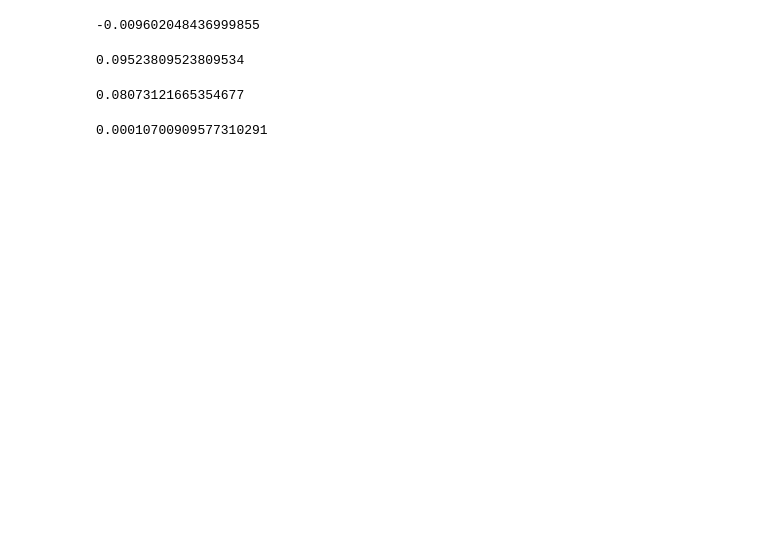
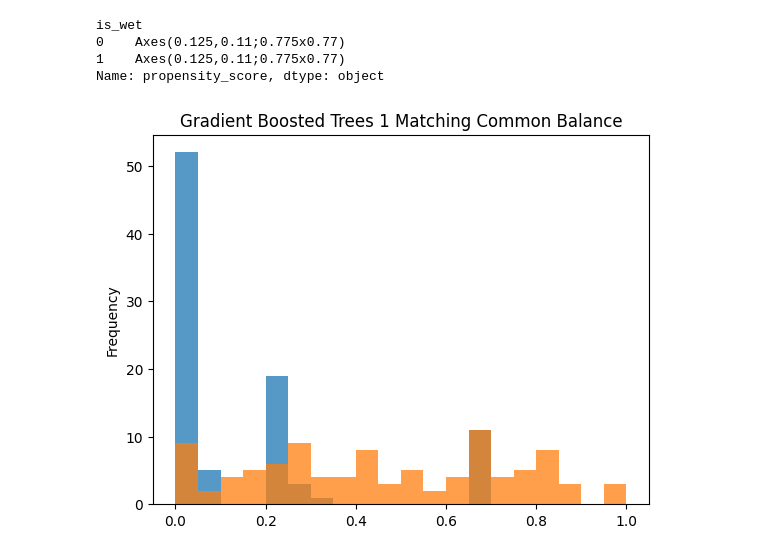
Before and after one commit to maayan-aytek/BikeCrashCausalInference, a Jupyter notebook: methods.ipynb, the cells around one changed output. Drawn from its saved outputs; the diff is of its cells as text; code cells hidden in the pictures; blank space fills up the shorter version.

```diff
--- a/methods.ipynb
+++ b/methods.ipynb
@@ -242,56 +73,23 @@ def calc_ATE(df):
 # %%
-lr_propensity_df = lr_propensity_df.reset_index(drop=True)
-matches_LR = matching(label=lr_propensity_df[T_BINARY],
-                      propensity=lr_propensity_df['propensity_score'],
+gb_propensity_df = gb_propensity_df.reset_index(drop=True)
+matches = matching(label=gb_propensity_df[T_BINARY],
+                      propensity=gb_propensity_df['propensity_score'],
                       calipher=0.1,
                       replace=True)
 
-matches_data_frame_LR = matching_to_dataframe(match=matches_LR,
-                                              covariates=lr_propensity_df,
-                                              remove_duplicates=False)
-
-calc_ATE(matches_data_frame_LR)
+matches_df = matching_to_dataframe(match=matches,
+                                    covariates=gb_propensity_df,
+                                    remove_duplicates=False)
+matches_df.groupby(T_BINARY)["propensity_score"]\
+    .plot(kind="hist",
+          sharex=True,
+          range=(0, 1),
+          bins=20,
+          alpha=0.75,
+          title="Gradient Boosted Trees 1 Matching Common Balance")
 # %% [output]
--0.009602048436999855
+is_wet
+0    Axes(0.125,0.11;0.775x0.77)
+1    Axes(0.125,0.11;0.775x0.77)
+Name: propensity_score, dtype: object
+[figure, added]
-# %%
-gb_propensity_df = gb_propensity_df.reset_index(drop=True)
-matches_GB = matching(label=gb_propensity_df[T_BINARY],
-                      propensity=gb_propensity_df['propensity_score'],
-                      calipher=0.1,
-                      replace=True)
-
-matches_data_frame_GB = matching_to_dataframe(match=matches_GB,
-                                              covariates=gb_propensity_df,
-                                              remove_duplicates=False)
-
-calc_ATE(matches_data_frame_GB)
-# %% [output]
-0.09523809523809534
-# %%
-rf_propensity_df = rf_propensity_df.reset_index(drop=True)
-matches_rf = matching(label=rf_propensity_df[T_BINARY],
-                      propensity=rf_propensity_df['propensity_score'],
-                      calipher=0.1,
-                      replace=True)
-
-matches_data_frame_rf = matching_to_dataframe(match=matches_rf,
-                                              covariates=rf_propensity_df,
-                                              remove_duplicates=False)
-
-calc_ATE(matches_data_frame_rf)
-# %% [output]
-0.08073121665354677
-# %%
-xgb_propensity_df = xgb_propensity_df.reset_index(drop=True)
-matches_xgb = matching(label=xgb_propensity_df[T_BINARY],
-                      propensity=xgb_propensity_df['propensity_score'],
-                      calipher=0.1,
-                      replace=True)
-
-matches_data_frame_xgb = matching_to_dataframe(match=matches_xgb,
-                                              covariates=xgb_propensity_df,
-                                              remove_duplicates=False)
-
-calc_ATE(matches_data_frame_xgb)
-# %% [output]
-0.00010700909577310291
```
Also changed, not shown: parts of 25 cells of this notebook, 5 other files.
